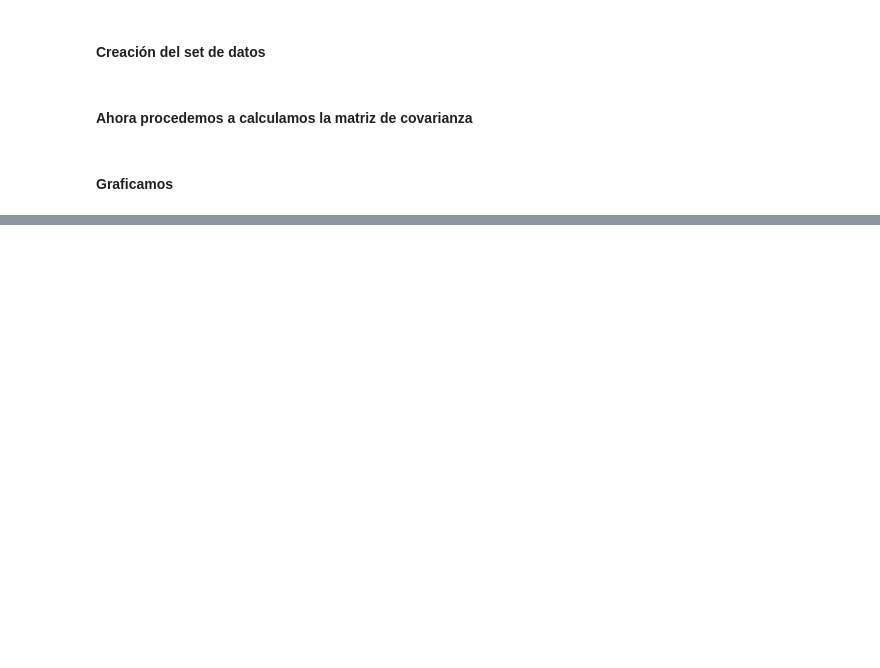
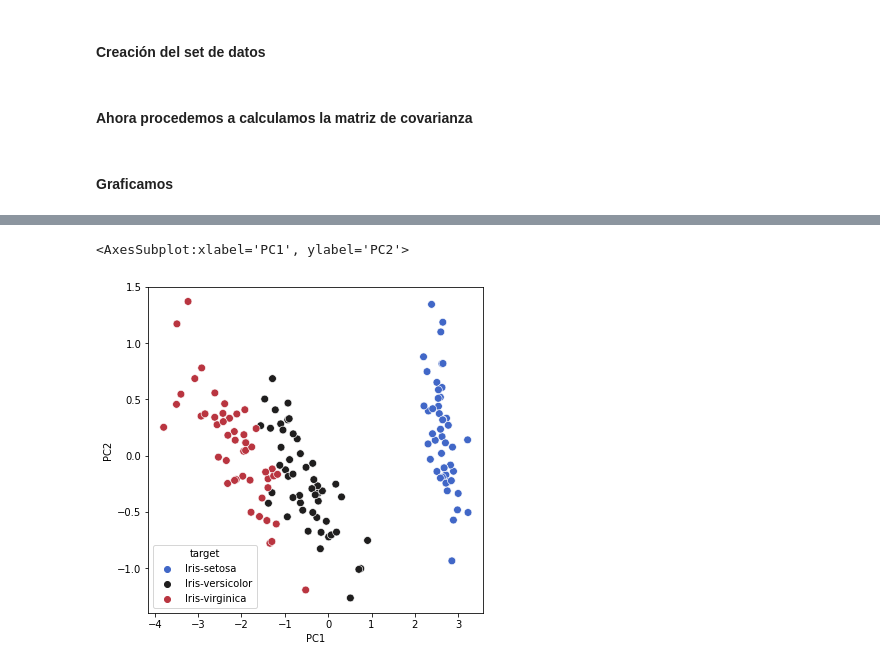
Before and after one commit to Worfran/Utilities, a Jupyter notebook: Codigos/Analisis de datos/Proyecto estadistica 1.ipynb, the cells around one changed output, grey strips where cells are left out. Saved outputs shown, nothing was run; the diff lists cells and outputs as text; code cells hidden in the pictures; blank space fills up the shorter version.

```diff
--- a/Codigos/Analisis de datos/Proyecto estadistica 1.ipynb
+++ b/Codigos/Analisis de datos/Proyecto estadistica 1.ipynb
@@ -60,0 +65,45 @@ sb.scatterplot(data = df_reduced  , s = 60 , palette= 'icefire')
+# %%
+def PCA(df, n):
+
+    #normalizar los datos
+
+    df_mean = df - np.mean(df, axis=0)
+
+    #crear la mariz
+
+    M = np.cov(df_mean, rowvar = False)
+
+    #valores y vectores propios
+
+    eigenvalues, eigenvectors = np.linalg.eigh(M)
+
+    e_values= np.argsort(eigenvalues)
+
+    index = e_values[::-1]
+
+
+    sorted_values = eigenvalues[index]
+
+    sorted_eigenvectors = eigenvectors[:,index]
+
+    N = sorted_eigenvectors[:,0:n]
+
+    df_reduced = np.dot(N.transpose(),df_mean.transpose()).transpose()
+
+    return df_reduced
+# %%
+url = "https://archive.ics.uci.edu/ml/machine-learning-databases/iris/iris.data"
+df = pd.read_csv(url, names=['sepal length','sepal width','petal length','petal width','target'])
+target = data.iloc[:,4]
+
+df = df.iloc[:,0:4]
+
+df_reduced = PCA(df, 2)
+principal_df = pd.DataFrame(df_reduced, columns = ['PC1','PC2'])
+principal_df = pd.concat([principal_df , pd.DataFrame(target)] , axis = 1)
+
+plt.figure(figsize = (6,6))
+sb.scatterplot(data = principal_df , x = 'PC1',y = 'PC2' , hue = 'target' , s = 60 , palette= 'icefire')
+# %% [output]
+<AxesSubplot:xlabel='PC1', ylabel='PC2'>
+[figure, added]
```
Also changed, not shown: parts of 6 cells of this notebook.
